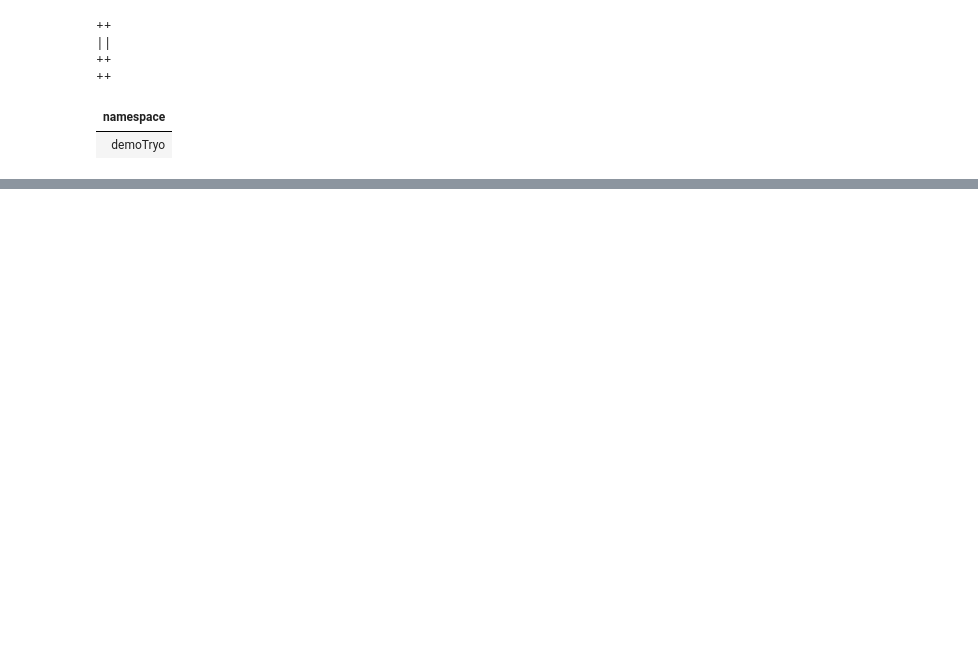
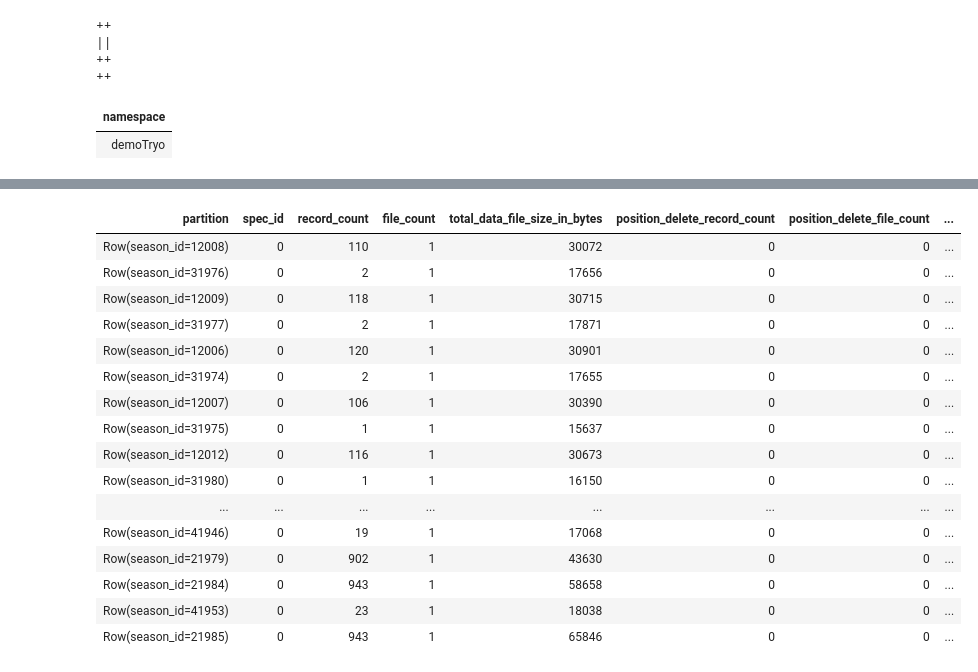
Before and after one commit to sancara/apacheiceberg, a Jupyter notebook: notebooks/Untitled.ipynb, the cells around one changed output, grey strips where cells are left out. Cells and saved outputs as stored; diff of their text form; code cells hidden in the pictures; blank space fills up the shorter version.

Commit message:
add nba data

```diff
--- a/notebooks/Untitled.ipynb
+++ b/notebooks/Untitled.ipynb
@@ -35,0 +78,21 @@ SHOW DATABASES
+# %%
+%%sql
+SELECT * from demoTryo.nba.partitions
+# %% [output]
+| partition | spec_id | record_count | file_count | total_data_file_size_in_bytes | position_delete_record_count | position_delete_file_count | ... |
+| Row(season_id=12008) | 0 | 110 | 1 | 30072 | 0 | 0 | ... |
+| Row(season_id=31976) | 0 | 2 | 1 | 17656 | 0 | 0 | ... |
+| Row(season_id=12009) | 0 | 118 | 1 | 30715 | 0 | 0 | ... |
+| Row(season_id=31977) | 0 | 2 | 1 | 17871 | 0 | 0 | ... |
+| Row(season_id=12006) | 0 | 120 | 1 | 30901 | 0 | 0 | ... |
+| Row(season_id=31974) | 0 | 2 | 1 | 17655 | 0 | 0 | ... |
+| Row(season_id=12007) | 0 | 106 | 1 | 30390 | 0 | 0 | ... |
+| Row(season_id=31975) | 0 | 1 | 1 | 15637 | 0 | 0 | ... |
+| Row(season_id=12012) | 0 | 116 | 1 | 30673 | 0 | 0 | ... |
+| Row(season_id=31980) | 0 | 1 | 1 | 16150 | 0 | 0 | ... |
+| ... | ... | ... | ... | ... | ... | ... | ... |
+| Row(season_id=41946) | 0 | 19 | 1 | 17068 | 0 | 0 | ... |
+| Row(season_id=21979) | 0 | 902 | 1 | 43630 | 0 | 0 | ... |
+| Row(season_id=21984) | 0 | 943 | 1 | 58658 | 0 | 0 | ... |
+| Row(season_id=41953) | 0 | 23 | 1 | 18038 | 0 | 0 | ... |
+| Row(season_id=21985) | 0 | 943 | 1 | 65846 | 0 | 0 | ... |
```
Also changed, not shown: parts of 6 cells of this notebook, 3 other files.
